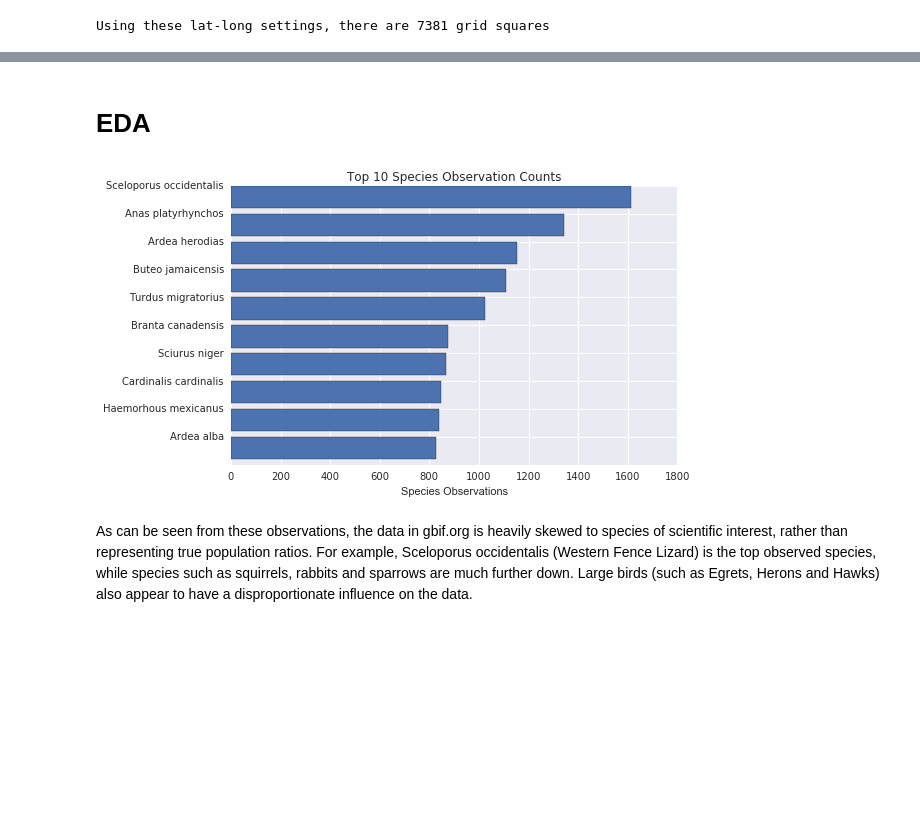
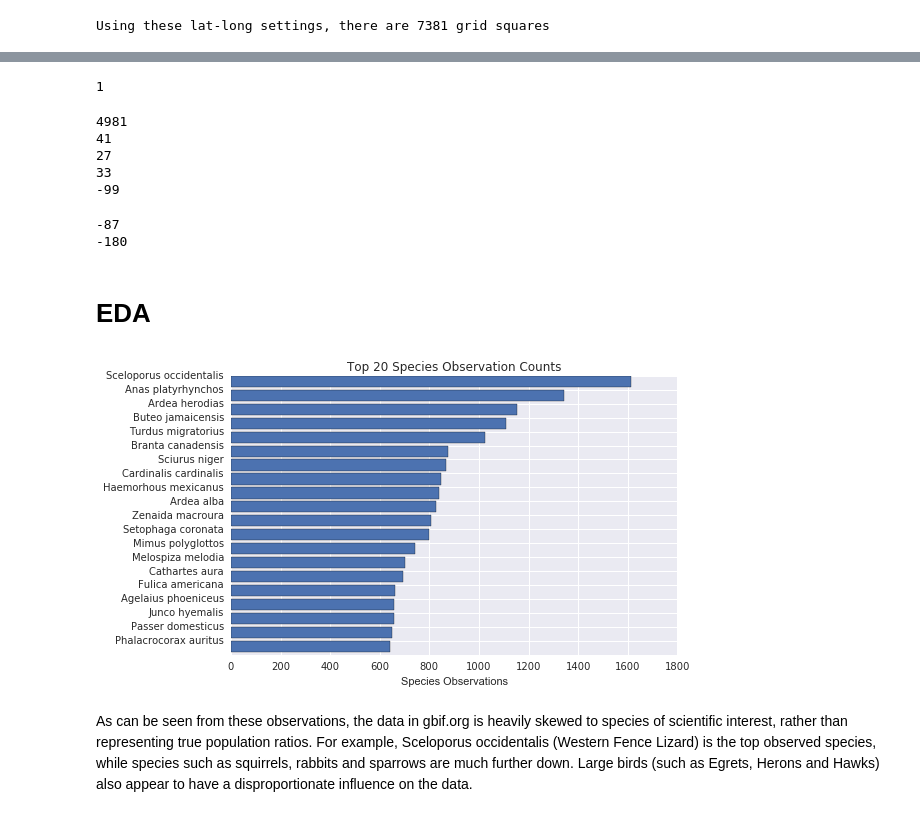
Before and after one commit to averyfaller/AM207Project, a Jupyter notebook: EM.ipynb, the cells around one changed output, grey strips where cells are left out. Drawn from its saved outputs; the diff is of its cells as text; code cells hidden in the pictures; blank space fills up the shorter version.

```diff
--- a/EM.ipynb
+++ b/EM.ipynb
@@ -114,3 +113,26 @@ get_grid_id_from_lat_long(40,-72)
+# %%
+print get_grid_id_from_lat_long(-90, -177)
+# %% [output]
+1
+# %%
+print get_grid_id_from_lat_long(33.09001, -117.29457)
+a_lat_id, a_long_id = grid_ids[4866]
+print a_lat_id
+print a_long_id
+print lats[a_lat_id]
+print longs[a_long_id]
+# %% [output]
+4981
+41
+27
+33
+-99
+# %%
+print lats[1]
+print longs[0]
+# %% [output]
+-87
+-180
 # %%
 grid_counts = np.zeros(len(grid_ids))
 species_counts = np.zeros(len(species_array))
@@ -140,21 +162,21 @@ for i in range(0, len(species_lat_longs)):
 # %%
 # Let's take a moment to examine the breakdown of species
 
 # The number of species we want to plot
-top_num = 10
+top_num = 20
 
 top_species_ids = (-species_counts).argsort()[:top_num]
 top_species_counts = species_counts[top_species_ids]
 top_species_names = [species_lookup_dict[i] for i in top_species_ids]
 
 plt.figure(num=None, figsize=(8, 5), dpi=80, facecolor='w', edgecolor='k')
 plt.barh(range(0,top_num), top_species_counts, tick_label=top_species_names)
 plt.gca().invert_yaxis()
 plt.xlabel("Species Observations")
 plt.title("Top %d Species Observation Counts" % top_num)
 plt.show()
 # %% [output]
-[figure, old version]
+[figure, new version]
 # %% [markdown]
 As can be seen from these observations, the data in gbif.org is heavily skewed to species of scientific interest, rather than representing true population ratios.  For example, Sceloporus occidentalis (Western Fence Lizard) is the top observed species, while species such as squirrels, rabbits and sparrows are much further down.  Large birds (such as Egrets, Herons and Hawks) also appear to have a disproportionate influence on the data.
 # %% [markdown]
```
Also changed, not shown: parts of 13 cells of this notebook.
